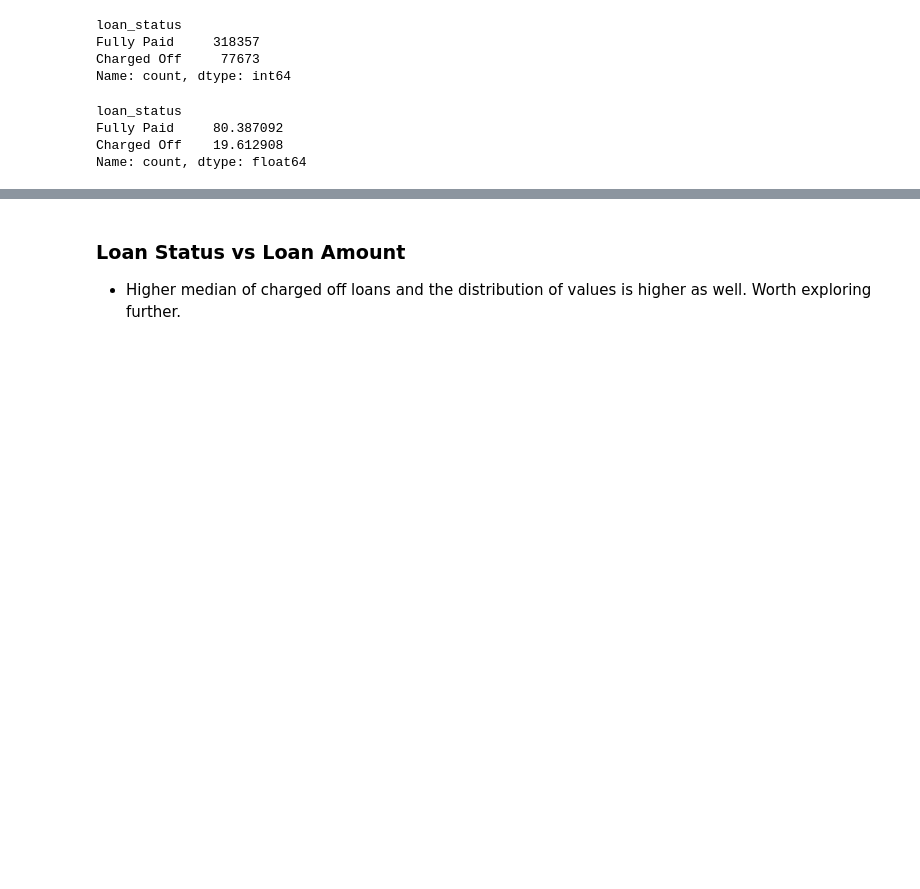
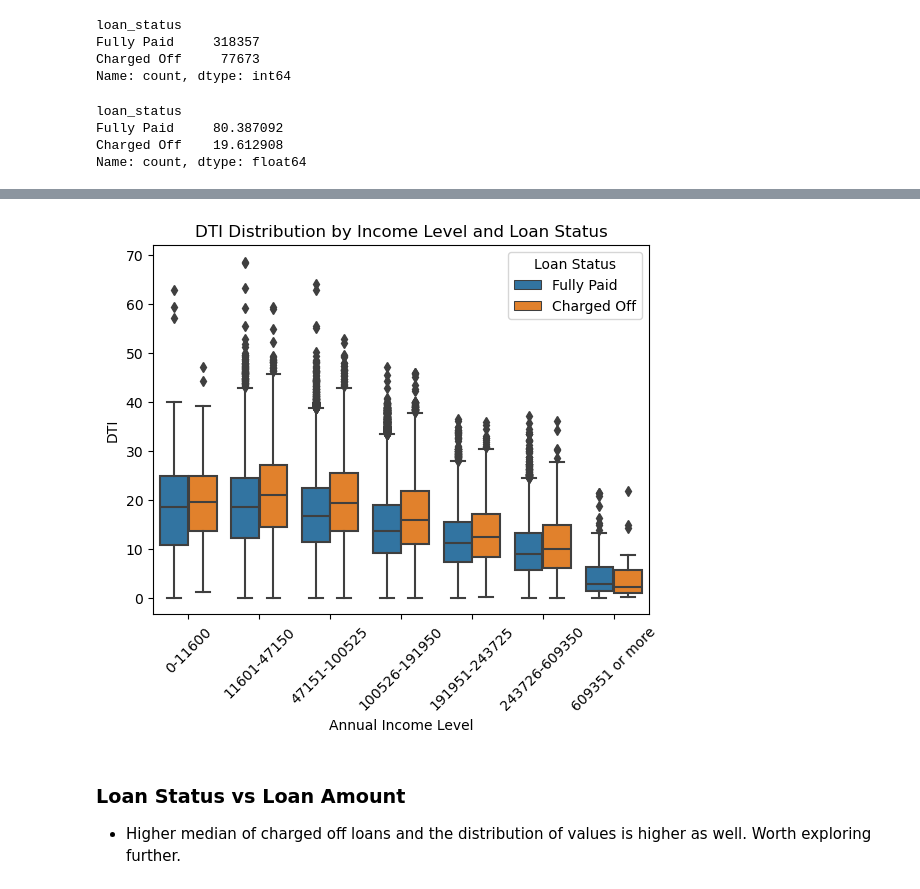
Before and after one commit to SaadNasir92/Group_project_1_SMU, a Jupyter notebook: sn_discovery.ipynb, the cells around one changed output, grey strips where cells are left out. Saved outputs shown, nothing was run; the diff lists cells and outputs as text; code cells hidden in the pictures; blank space fills up the shorter version.

```diff
--- a/sn_discovery.ipynb
+++ b/sn_discovery.ipynb
@@ -214,3 +265,13 @@ Name: count, dtype: float64
+# %%
+sns.boxplot(x='annual_inc_lvl', y='dti', data=raw_df.loc[raw_df['dti'] < 70], hue='loan_status')
+plt.title('DTI Distribution by Income Level and Loan Status')
+plt.xlabel('Annual Income Level')
+plt.ylabel('DTI')
+plt.xticks(rotation=45)
+plt.legend(title='Loan Status')
+plt.show()
+# %% [output]
+[figure, added]
 # %% [markdown]
 ### Loan Status vs Loan Amount
 - Higher median of charged off loans and the distribution of values is higher as well. Worth exploring further.
```
Also changed, not shown: parts of 24 cells of this notebook, 1 other file.
